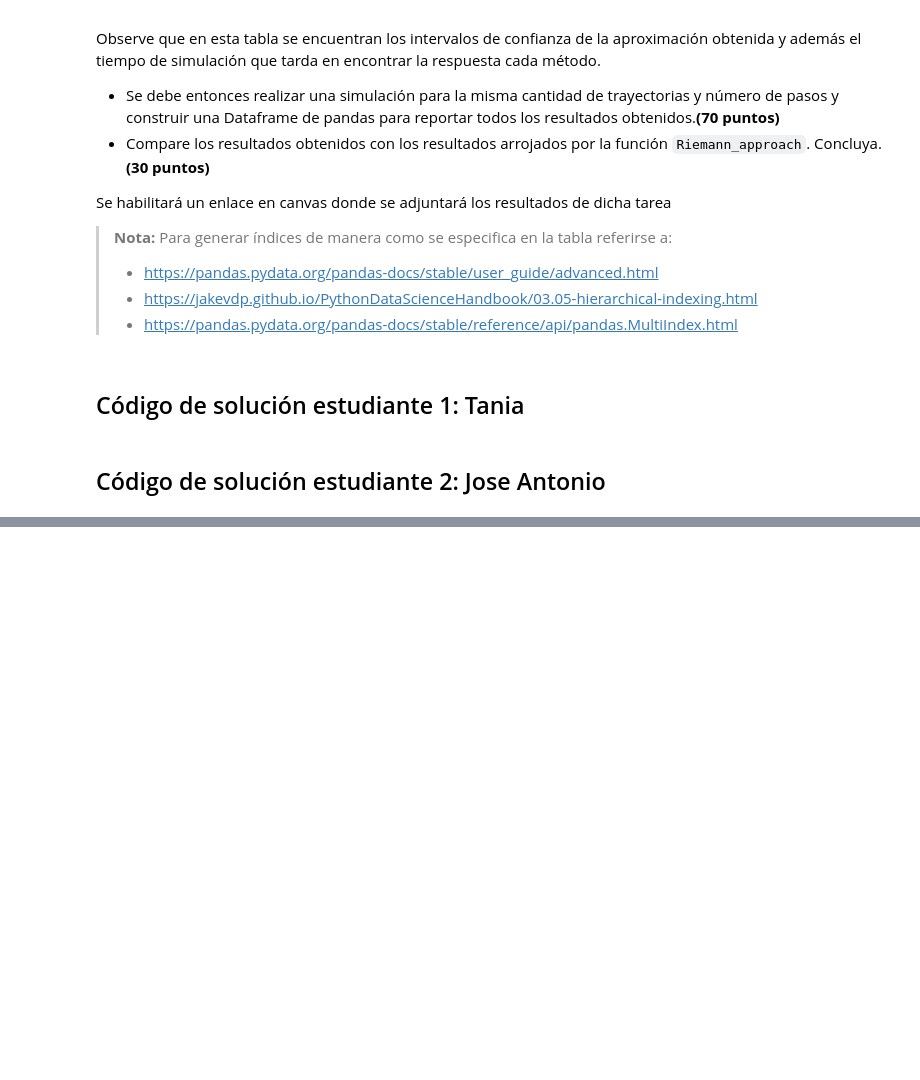
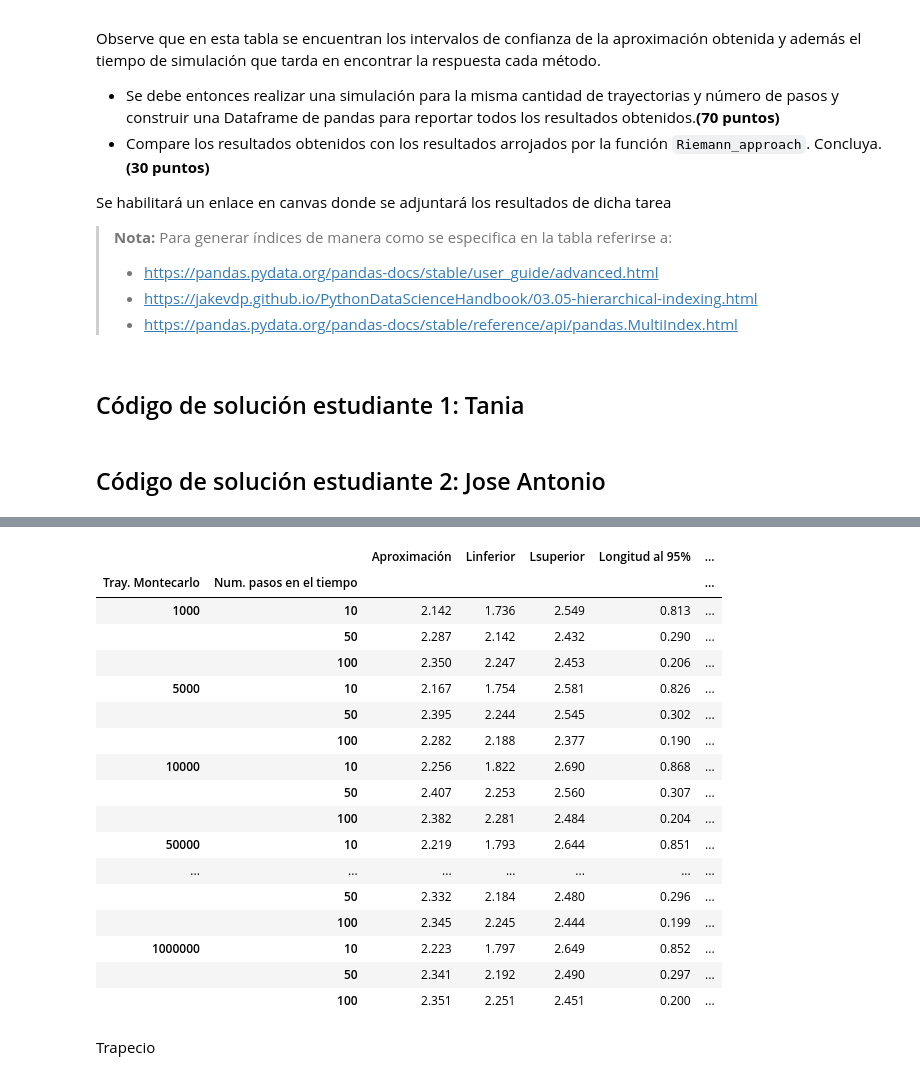
Before and after one commit to SebasGlez2000/Tarea9_TBell_JAContreras, a Jupyter notebook: Tarea9_TBell_JAContreras_SGonzalez.ipynb, the cells around one changed output, grey strips where cells are left out. Saved outputs shown, nothing was run; the diff lists cells and outputs as text; code cells hidden in the pictures; blank space fills up the shorter version.

```diff
--- a/Tarea9_TBell_JAContreras_SGonzalez.ipynb
+++ b/Tarea9_TBell_JAContreras_SGonzalez.ipynb
@@ -36,0 +281,29 @@ Se habilitará un enlace en canvas donde se adjuntará los resultados de dicha t
+# %%
+sim_riemann_put = [[Riemann_approach(K, r, S0, j, i, sigma, T, 'Put', 0.95) for i in N_step_sim] for j in N_traj_sim]
+# %%
+data_put_riemann = pd.DataFrame(get_matrix_values(sim_riemann_put),
+                                 columns=['Aproximación', 'Linferior', 'Lsuperior', 'Longitud al 95%', 'Tiempo en segundos'],
+                                 index=pd.MultiIndex.from_arrays(index, names=('Tray. Montecarlo', 'Num. pasos en el tiempo')))
+pd.options.display.max_rows = None
+data_put_riemann
+# %% [output]
+|  |  | Aproximación | Linferior | Lsuperior | Longitud al 95% | ... |
+| Tray. Montecarlo | Num. pasos en el tiempo |  |  |  |  | ... |
+| 1000 | 10 | 2.142 | 1.736 | 2.549 | 0.813 | ... |
+|  | 50 | 2.287 | 2.142 | 2.432 | 0.290 | ... |
+|  | 100 | 2.350 | 2.247 | 2.453 | 0.206 | ... |
+| 5000 | 10 | 2.167 | 1.754 | 2.581 | 0.826 | ... |
+|  | 50 | 2.395 | 2.244 | 2.545 | 0.302 | ... |
+|  | 100 | 2.282 | 2.188 | 2.377 | 0.190 | ... |
+| 10000 | 10 | 2.256 | 1.822 | 2.690 | 0.868 | ... |
+|  | 50 | 2.407 | 2.253 | 2.560 | 0.307 | ... |
+|  | 100 | 2.382 | 2.281 | 2.484 | 0.204 | ... |
+| 50000 | 10 | 2.219 | 1.793 | 2.644 | 0.851 | ... |
+| ... | ... | ... | ... | ... | ... | ... |
+|  | 50 | 2.332 | 2.184 | 2.480 | 0.296 | ... |
+|  | 100 | 2.345 | 2.245 | 2.444 | 0.199 | ... |
+| 1000000 | 10 | 2.223 | 1.797 | 2.649 | 0.852 | ... |
+|  | 50 | 2.341 | 2.192 | 2.490 | 0.297 | ... |
+|  | 100 | 2.351 | 2.251 | 2.451 | 0.200 | ... |
+# %% [markdown]
+Trapecio
```
Also changed, not shown: parts of 18 cells of this notebook.
